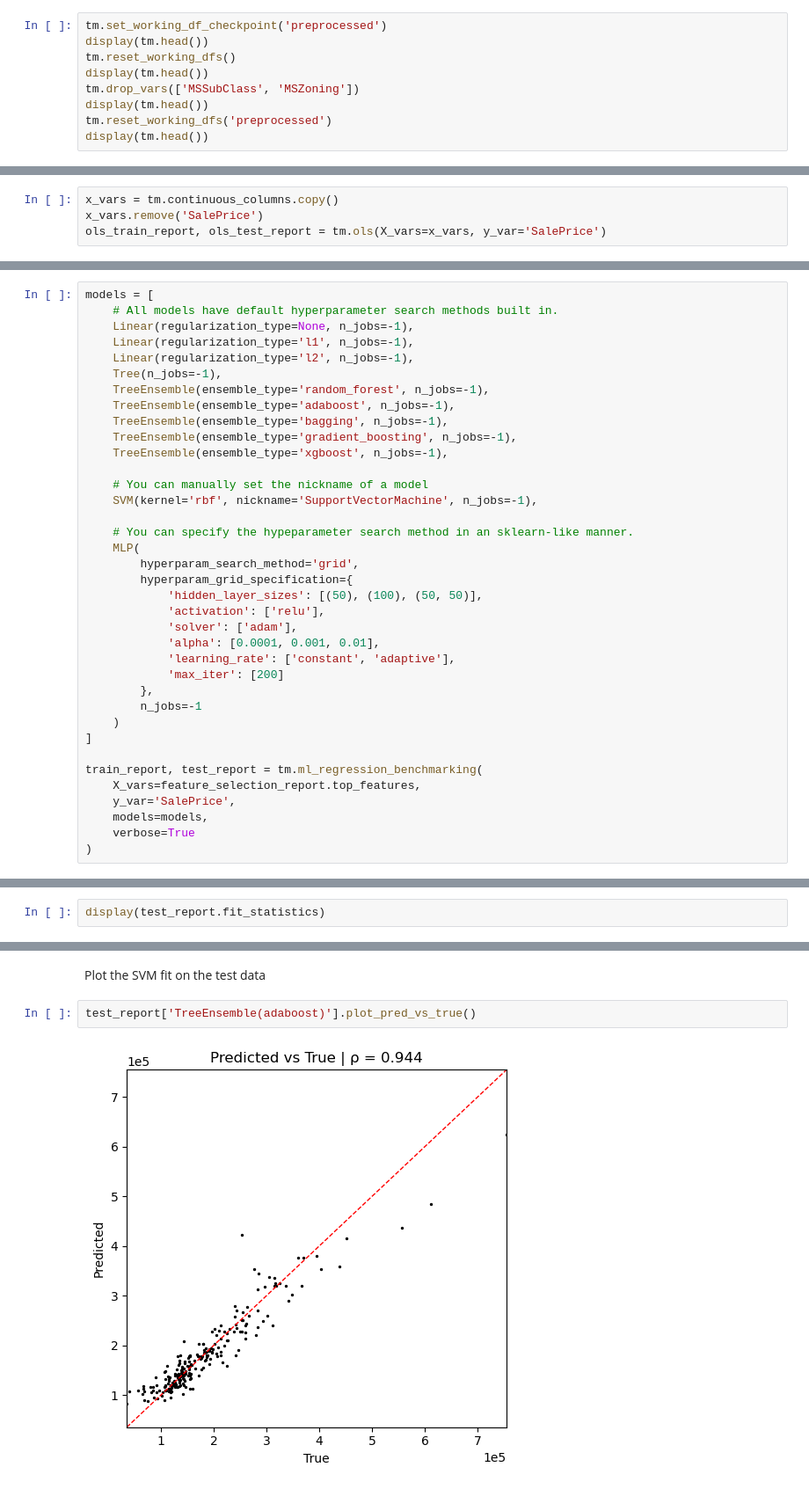
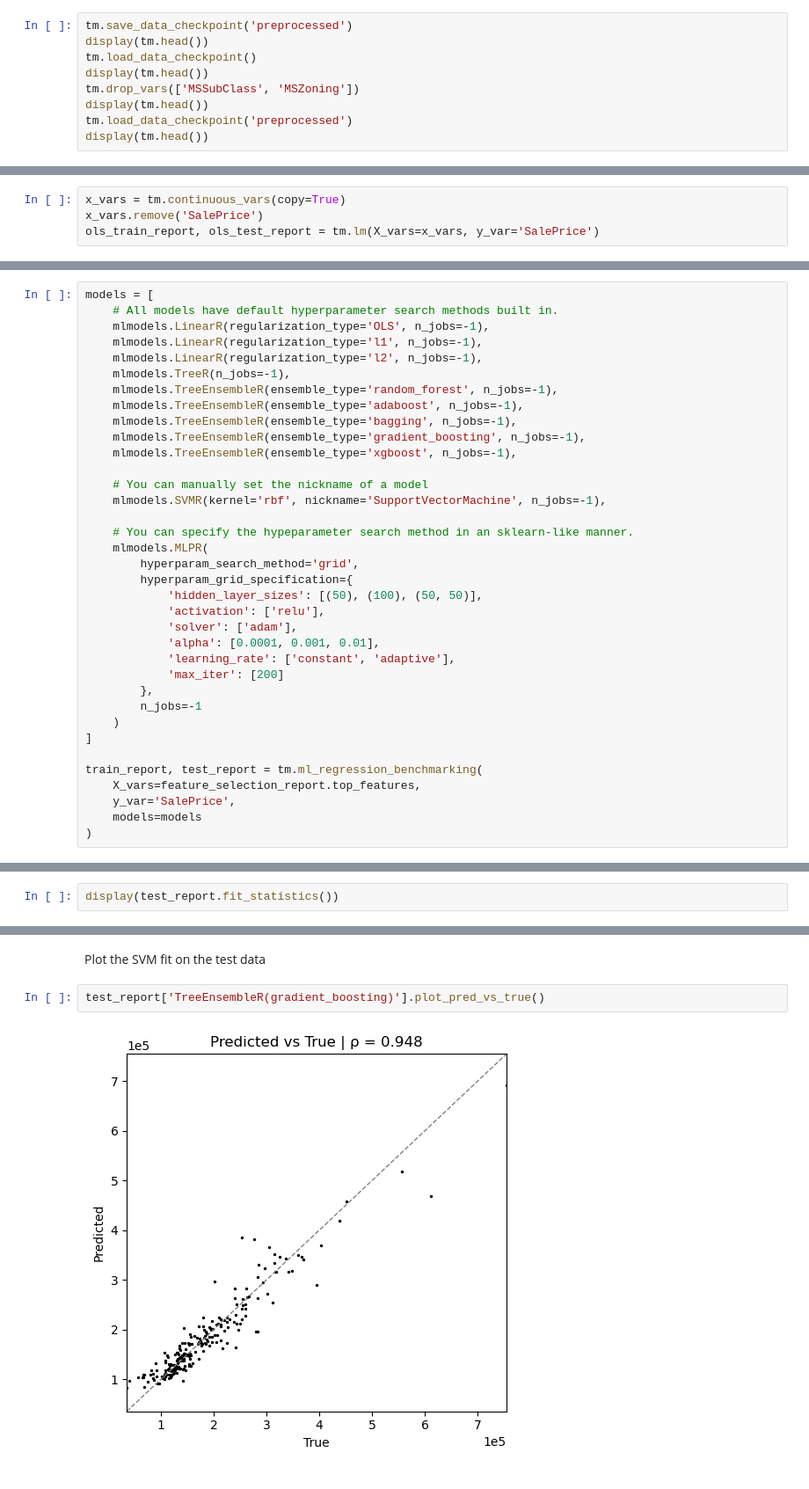
Before and after one commit to ajy25/TabularMagic, a Jupyter notebook: demo/regression_start_to_finish_demo.ipynb, the cells around one changed output, grey strips where cells are left out. Shown at 88% size. Drawn from its saved outputs; the diff is of its cells as text.

```diff
--- a/demo/regression_start_to_finish_demo.ipynb
+++ b/demo/regression_start_to_finish_demo.ipynb
@@ -160,12 +160,12 @@ display(tm.working_df_train)
 # %% [markdown]
 ### Demonstration of checkpoint saving and loading functionality
 # %%
-tm.set_working_df_checkpoint('preprocessed')
+tm.save_data_checkpoint('preprocessed')
 display(tm.head())
-tm.reset_working_dfs()
+tm.load_data_checkpoint()
 display(tm.head())
 tm.drop_vars(['MSSubClass', 'MSZoning'])
 display(tm.head())
-tm.reset_working_dfs('preprocessed')
+tm.load_data_checkpoint('preprocessed')
 display(tm.head())
 # %% [output]
@@ -208,9 +224,9 @@ print(tm.working_df_test.columns.to_list())
 # %% [markdown]
 ### OLS regression analysis
 # %%
-x_vars = tm.continuous_columns.copy()
+x_vars = tm.continuous_vars(copy=True)
 x_vars.remove('SalePrice')
-ols_train_report, ols_test_report = tm.ols(X_vars=x_vars, y_var='SalePrice')
+ols_train_report, ols_test_report = tm.lm(X_vars=x_vars, y_var='SalePrice')
 # %% [markdown]
 View the OLS coefficients
 # %%
@@ -263,21 +277,21 @@ Task 1 of 1.    Fitting KBestSelector(r_regression).
 # %%
 models = [
     # All models have default hyperparameter search methods built in.
-    Linear(regularization_type=None, n_jobs=-1),
-    Linear(regularization_type='l1', n_jobs=-1),
-    Linear(regularization_type='l2', n_jobs=-1),
-    Tree(n_jobs=-1),
-    TreeEnsemble(ensemble_type='random_forest', n_jobs=-1),
-    TreeEnsemble(ensemble_type='adaboost', n_jobs=-1),
-    TreeEnsemble(ensemble_type='bagging', n_jobs=-1),
-    TreeEnsemble(ensemble_type='gradient_boosting', n_jobs=-1),
-    TreeEnsemble(ensemble_type='xgboost', n_jobs=-1),
+    mlmodels.LinearR(regularization_type='OLS', n_jobs=-1),
+    mlmodels.LinearR(regularization_type='l1', n_jobs=-1),
+    mlmodels.LinearR(regularization_type='l2', n_jobs=-1),
+    mlmodels.TreeR(n_jobs=-1),
+    mlmodels.TreeEnsembleR(ensemble_type='random_forest', n_jobs=-1),
+    mlmodels.TreeEnsembleR(ensemble_type='adaboost', n_jobs=-1),
+    mlmodels.TreeEnsembleR(ensemble_type='bagging', n_jobs=-1),
+    mlmodels.TreeEnsembleR(ensemble_type='gradient_boosting', n_jobs=-1),
+    mlmodels.TreeEnsembleR(ensemble_type='xgboost', n_jobs=-1),
 
     # You can manually set the nickname of a model
-    SVM(kernel='rbf', nickname='SupportVectorMachine', n_jobs=-1),
+    mlmodels.SVMR(kernel='rbf', nickname='SupportVectorMachine', n_jobs=-1),
 
     # You can specify the hypeparameter search method in an sklearn-like manner.
-    MLP(
+    mlmodels.MLPR(
         hyperparam_search_method='grid',
         hyperparam_grid_specification={
             'hidden_layer_sizes': [(50), (100), (50, 50)],
@@ -294,7 +308,6 @@ models = [
 train_report, test_report = tm.ml_regression_benchmarking(
     X_vars=feature_selection_report.top_features,
     y_var='SalePrice',
-    models=models,
-    verbose=True
+    models=models
 )
 # %% [output]
@@ -312,5 +325,5 @@ Task 11 of 11.  Fitting MLP.
 # %% [markdown]
 Compare the fit statistics between models on the train data
 # %%
-display(test_report.fit_statistics)
+display(test_report.fit_statistics())
 # %% [output]
@@ -325,6 +339,6 @@ display(test_report.fit_statistics)
 # %% [markdown]
 Plot the SVM fit on the test data
 # %%
-test_report['TreeEnsemble(adaboost)'].plot_pred_vs_true()
+test_report['TreeEnsembleR(gradient_boosting)'].plot_pred_vs_true()
 # %% [output]
-[figure, old version]
+[figure, new version]
```
Also changed, not shown: parts of 32 cells of this notebook, 23 other files.
